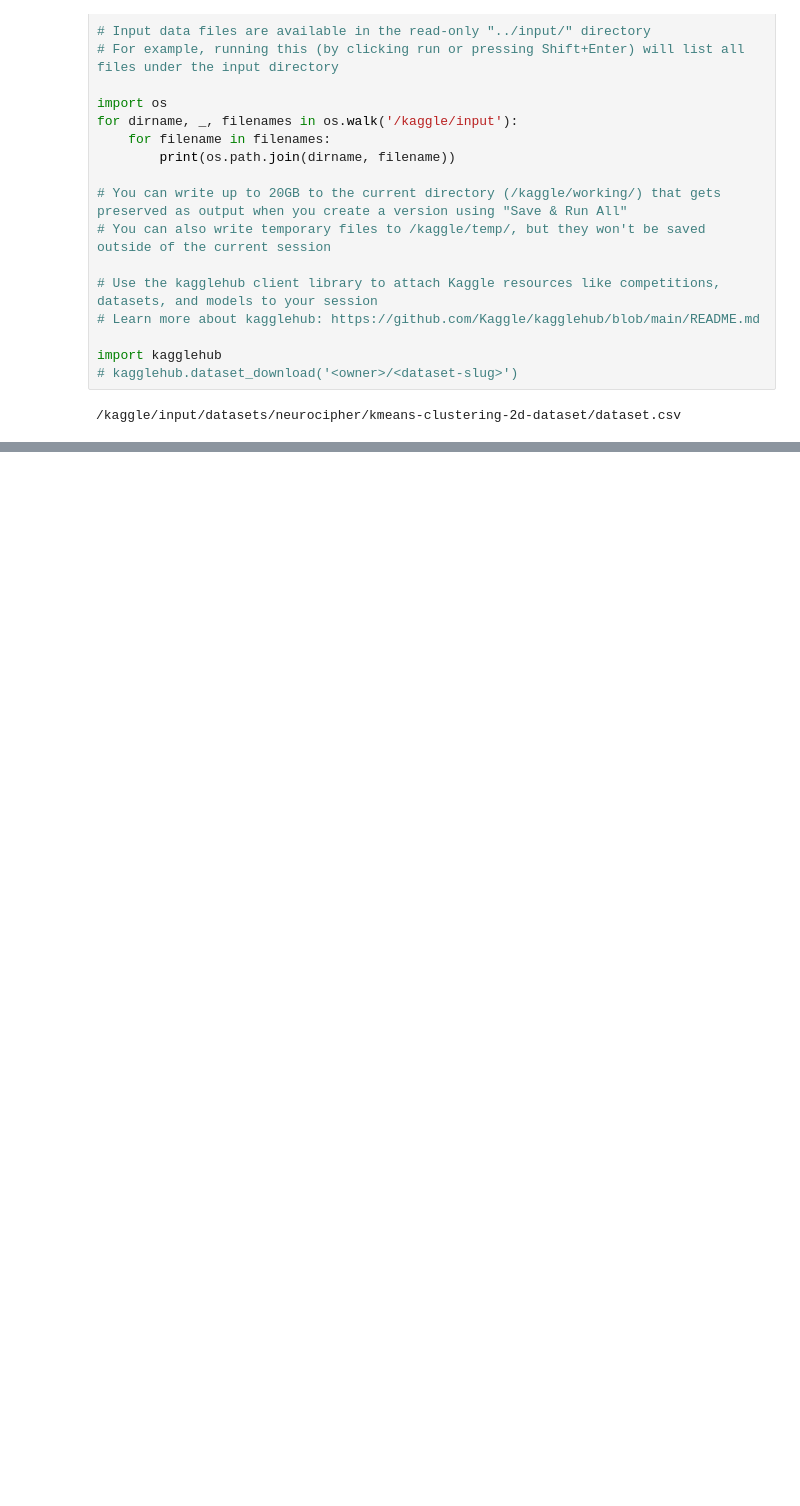
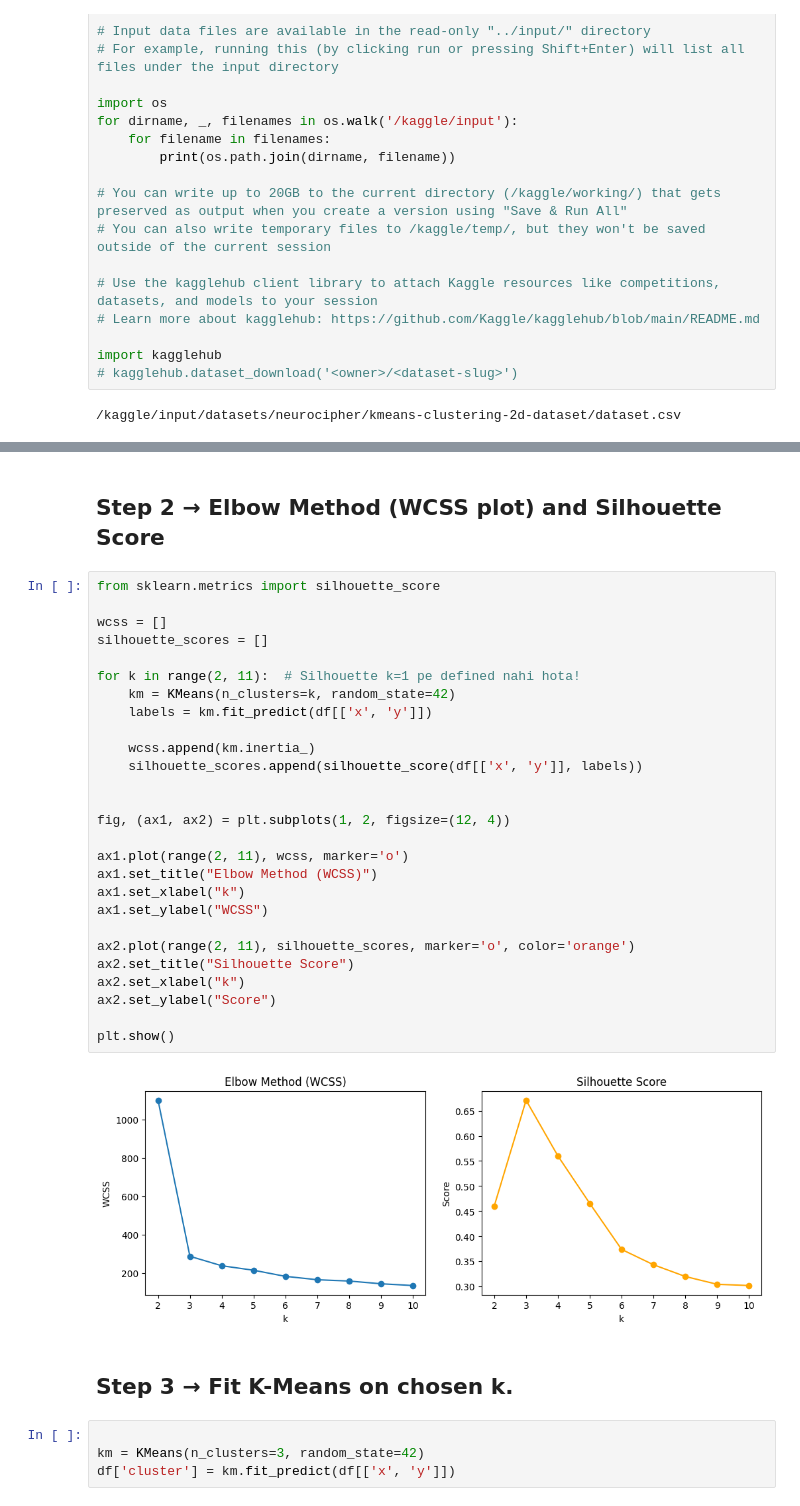
Before and after one commit to VishRoy/kaggle-notebook, a Jupyter notebook: kmeans-dataset-1.ipynb, the cells around one changed output, grey strips where cells are left out. Drawn from its saved outputs; the diff is of its cells as text; blank space fills up the shorter version.

```diff
--- a/kmeans-dataset-1.ipynb
+++ b/kmeans-dataset-1.ipynb
@@ -26,0 +74,37 @@ import kagglehub
+# %% [markdown]
+## Step 2 → Elbow Method (WCSS plot) and Silhouette Score
+# %%
+from sklearn.metrics import silhouette_score
+
+wcss = []
+silhouette_scores = []
+
+for k in range(2, 11):  # Silhouette k=1 pe defined nahi hota!
+    km = KMeans(n_clusters=k, random_state=42)
+    labels = km.fit_predict(df[['x', 'y']])
+
+    wcss.append(km.inertia_)
+    silhouette_scores.append(silhouette_score(df[['x', 'y']], labels))
+
+
+fig, (ax1, ax2) = plt.subplots(1, 2, figsize=(12, 4))
+
+ax1.plot(range(2, 11), wcss, marker='o')
+ax1.set_title("Elbow Method (WCSS)")
+ax1.set_xlabel("k")
+ax1.set_ylabel("WCSS")
+
+ax2.plot(range(2, 11), silhouette_scores, marker='o', color='orange')
+ax2.set_title("Silhouette Score")
+ax2.set_xlabel("k")
+ax2.set_ylabel("Score")
+
+plt.show()
+# %% [output]
+[figure, added]
+# %% [markdown]
+## Step 3 → Fit K-Means on chosen k.
+# %%
+
+km = KMeans(n_clusters=3, random_state=42)
+df['cluster'] = km.fit_predict(df[['x', 'y']])
```
Also changed, not shown: parts of 11 cells of this notebook.
